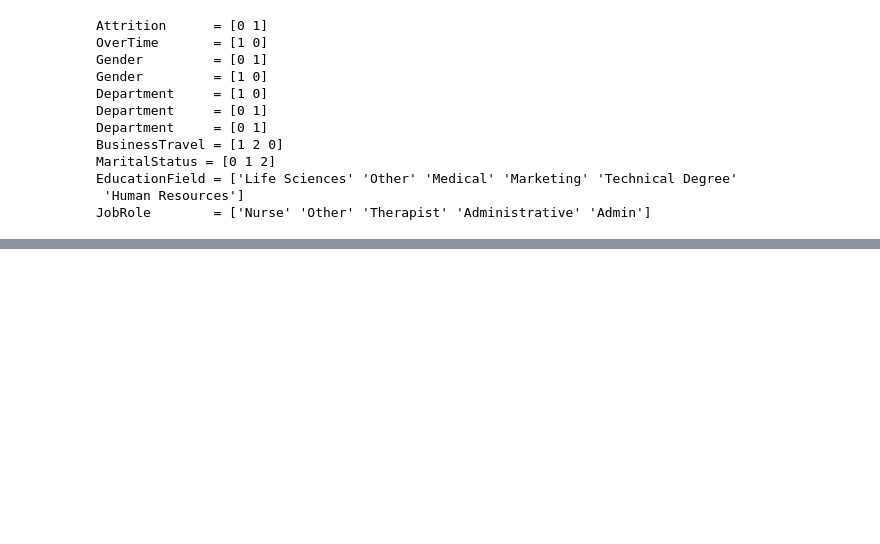
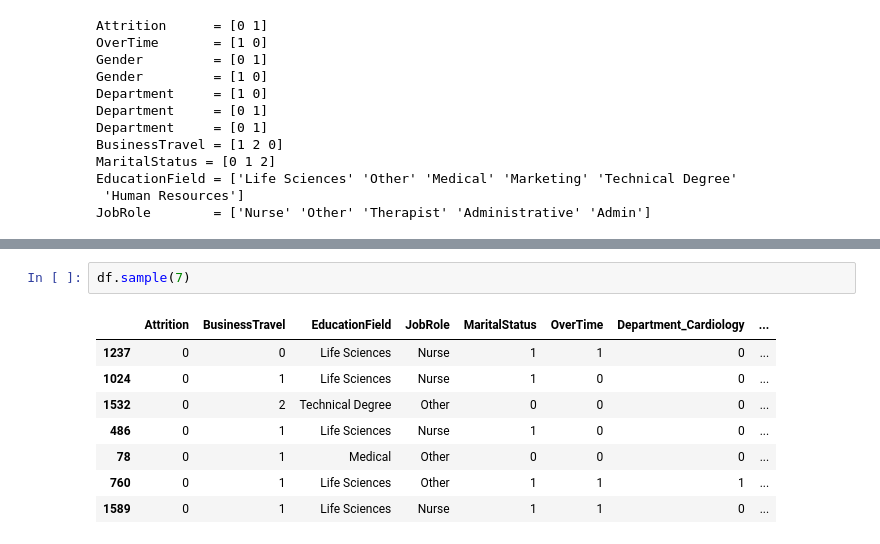
Before and after one commit to Kovindu555/Employee-Attrition-Multiclass-Prediction, a Jupyter notebook: data_trasnformation.ipynb, the cells around one changed output, grey strips where cells are left out. Saved outputs shown, nothing was run; the diff lists cells and outputs as text; blank space fills up the shorter version.

```diff
--- a/data_trasnformation.ipynb
+++ b/data_trasnformation.ipynb
@@ -182,0 +228,11 @@ JobRole        = ['Nurse' 'Other' 'Therapist' 'Administrative' 'Admin']
+# %%
+df.sample(7)
+# %% [output]
+|  | Attrition | BusinessTravel | EducationField | JobRole | MaritalStatus | OverTime | Department_Cardiology | ... |
+| 1237 | 0 | 0 | Life Sciences | Nurse | 1 | 1 | 0 | ... |
+| 1024 | 0 | 1 | Life Sciences | Nurse | 1 | 0 | 0 | ... |
+| 1532 | 0 | 2 | Technical Degree | Other | 0 | 0 | 0 | ... |
+| 486 | 0 | 1 | Life Sciences | Nurse | 1 | 0 | 0 | ... |
+| 78 | 0 | 1 | Medical | Other | 0 | 0 | 0 | ... |
+| 760 | 0 | 1 | Life Sciences | Other | 1 | 1 | 1 | ... |
+| 1589 | 0 | 1 | Life Sciences | Nurse | 1 | 1 | 0 | ... |
```
Also changed, not shown: parts of 15 cells of this notebook.
